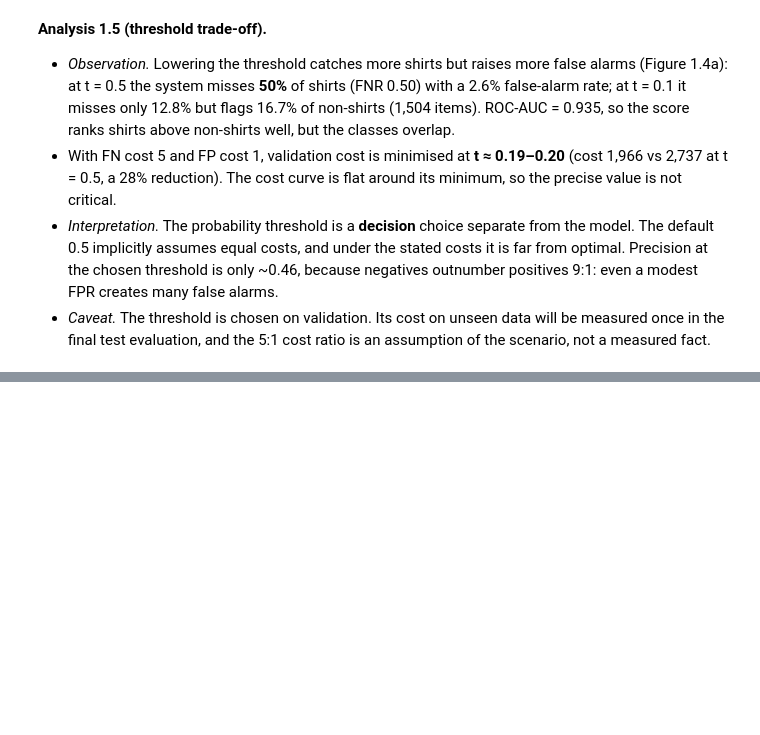
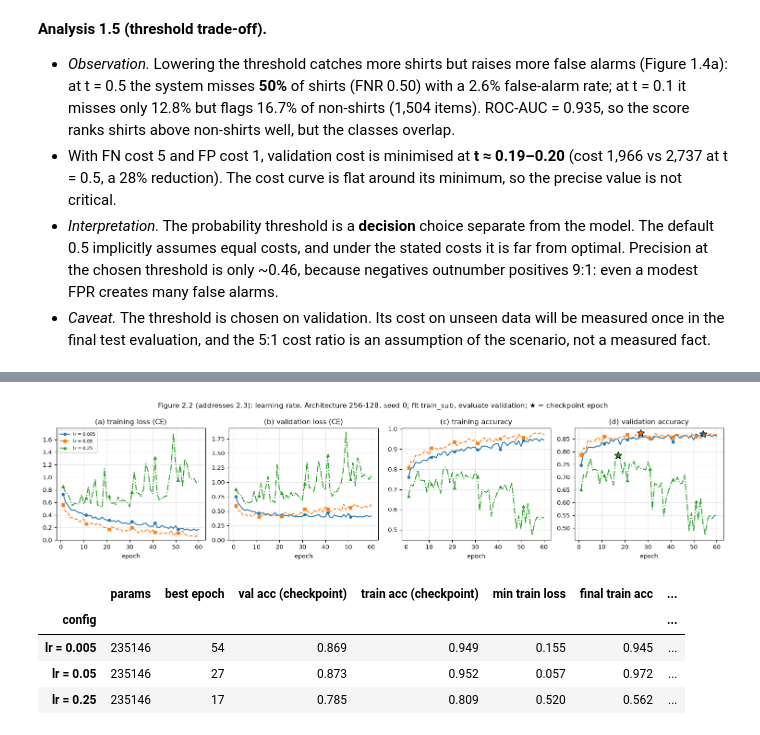
Before and after one commit to MazharulNibir1/ML_Coursework_1, a Jupyter notebook: coursework.ipynb, the cells around one changed output, grey strips where cells are left out. Saved outputs shown, nothing was run; the diff lists cells and outputs as text; code cells hidden in the pictures; blank space fills up the shorter version.

```diff
--- a/coursework.ipynb
+++ b/coursework.ipynb
@@ -501,0 +555,19 @@ Positives (Shirt) = 1000, negatives = 9000;  ROC-AUC = 0.935
+# %%
+def mlp_run(exp_id, **overrides):
+    cfg = {**BASELINE, **overrides}
+    model, hist = run(exp_id, cfg, X_tr, y_tr, X_val, y_val)
+    return model, hist
+
+t0 = time.time()
+base_model, base_hist = mlp_run("E2.1_baseline")
+print(base_model)
+print(f"Trainable parameters: {count_params(base_model):,}  "
+      f"(784·256+256 + 256·128+128 + 128·10+10 = {784*256+256 + 256*128+128 + 128*10+10:,})")
+print(f"Best validation accuracy {base_hist['best_val_acc']:.4f} at epoch {base_hist['best_epoch']}; "
+      f"training time {base_hist['train_time_s']:.1f}s (CPU)")
+log_experiment(id="E2.1", task="2.1", question="How well does a from-scratch MLP do on Fashion-MNIST?",
+               hypothesis="Better than LR (0.844) because hidden layers learn non-linear features",
+               changed_variable="- (baseline)", fixed_conditions="see BASELINE in src/mlp.py",
+               split="fit train_sub / select+eval val", seed=0, configuration=json.dumps(BASELINE),
+               metric="val accuracy at best epoch", result=f"{base_hist['best_val_acc']:.4f} @ ep {base_hist['best_epoch']}",
+               output_path="results/runs/E2.1_baseline.json");
@@ -501,0 +643,11 @@ Positives (Shirt) = 1000, negatives = 9000;  ROC-AUC = 0.935
+# %%
+for (i, h), hh in zip(cap_ids, cap_hists):
+    if i != "E2.1_baseline":
+        log_experiment(id=i, task="2.2",
+                       question="What does capacity do to training fit and validation performance?",
+                       hypothesis="More capacity lowers training loss; validation gains shrink",
+                       changed_variable=f"hidden widths {h}", fixed_conditions="baseline recipe, seed 0",
+                       split="fit train_sub / eval val", seed=0, configuration=json.dumps(hh["config"]),
+                       metric="val accuracy at checkpoint; min train loss",
+                       result=f"val {hh['best_val_acc']:.4f}, min train loss {np.nanmin(hh['train_loss']):.3f}",
+                       output_path=f"results/runs/{i}.json")
@@ -501,0 +695,14 @@ Positives (Shirt) = 1000, negatives = 9000;  ROC-AUC = 0.935
+# %%
+lr_ids = [("E2.3_lr0.005", 0.005), ("E2.1_baseline", 0.05), ("E2.3_lr0.25", 0.25)]
+lr_hists = [mlp_run(i, lr=v)[1] for i, v in lr_ids]
+lr_labels = [f"lr = {v}" for _, v in lr_ids]
+plot_curves(lr_hists, lr_labels, "Figure 2.2 (addresses 2.3): learning rate. Architecture 256-128, seed 0; "
+            "fit train_sub, evaluate validation; ★ = checkpoint epoch", "fig2_2_learning_rate")
+lr_table = summarise(lr_hists, lr_labels); lr_table
+# %% [output]
+[figure, added]
+|  | params | best epoch | val acc (checkpoint) | train acc (checkpoint) | min train loss | final train acc | ... |
+| config |  |  |  |  |  |  | ... |
+| lr = 0.005 | 235146 | 54 | 0.869 | 0.949 | 0.155 | 0.945 | ... |
+| lr = 0.05 | 235146 | 27 | 0.873 | 0.952 | 0.057 | 0.972 | ... |
+| lr = 0.25 | 235146 | 17 | 0.785 | 0.809 | 0.520 | 0.562 | ... |
```
Also changed, not shown: parts of 13 cells of this notebook, 16 other files.
